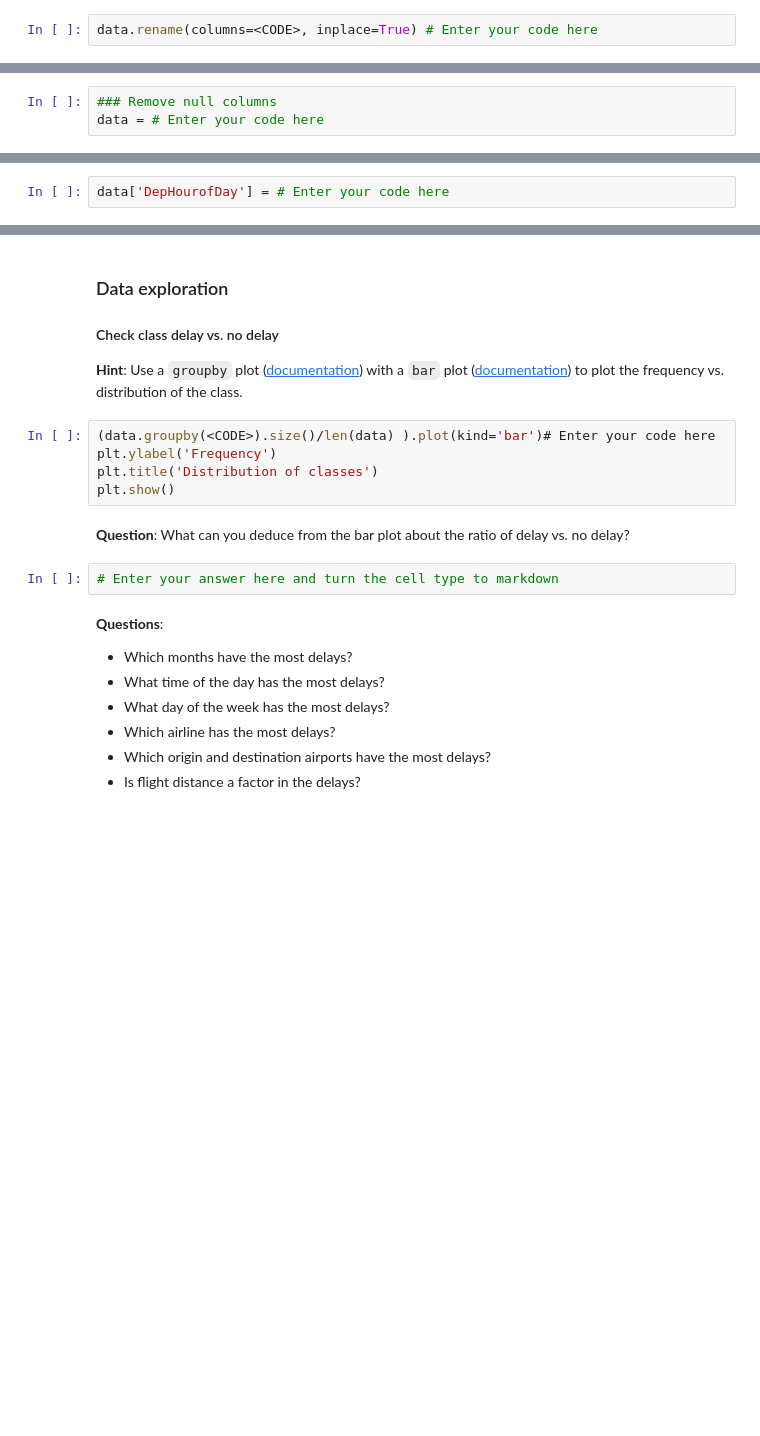
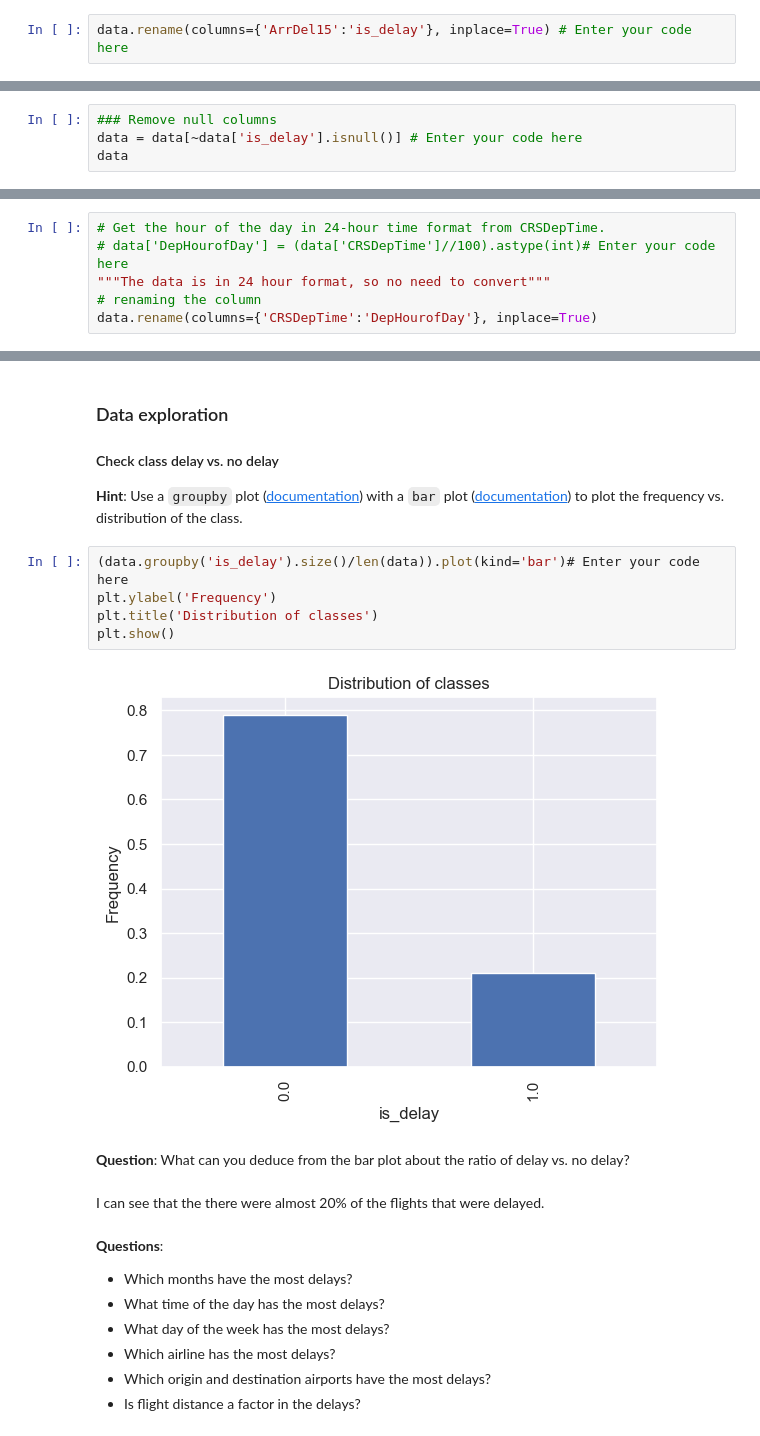
Before and after one commit to nilooy5/Flight-Delay-Prediction, a Jupyter notebook: flight_delay_prediction_onpremises.ipynb, the cells around one changed output, grey strips where cells are left out. Drawn from its saved outputs; the diff is of its cells as text; blank space fills up the shorter version.

Commit message:
plots generated

````diff
--- a/flight_delay_prediction_onpremises.ipynb
+++ b/flight_delay_prediction_onpremises.ipynb
@@ -503,7 +503,7 @@ For example:
 df.rename(columns={'col1':'column1'}, inplace=True)
 ```
 # %%
-data.rename(columns=<CODE>, inplace=True) # Enter your code here
+data.rename(columns={'ArrDel15':'is_delay'}, inplace=True) # Enter your code here
 # %% [markdown]
 Look for nulls across columns. You can use the `isnull()` function ([documentation](https://pandas.pydata.org/pandas-docs/version/0.17.0/generated/pandas.isnull.html)).
 
@@ -521,4 +540,5 @@ null_eg = df_eg[~df_eg['column_name'].isnull()]
 ```
 # %%
 ### Remove null columns
-data = # Enter your code here
+data = data[~data['is_delay'].isnull()] # Enter your code here
+data
@@ -525,4 +559,8 @@ data = # Enter your code here
 # %% [markdown]
 Get the hour of the day in 24-hour time format from CRSDepTime.
-# %%
-data['DepHourofDay'] = # Enter your code here
+# %%
+# Get the hour of the day in 24-hour time format from CRSDepTime.
+# data['DepHourofDay'] = (data['CRSDepTime']//100).astype(int)# Enter your code here
+"""The data is in 24 hour format, so no need to convert"""
+# renaming the column
+data.rename(columns={'CRSDepTime':'DepHourofDay'}, inplace=True)
@@ -537,14 +595,16 @@ data['DepHourofDay'] = # Enter your code here
 
 **Hint**: Use a `groupby` plot ([documentation](https://pandas.pydata.org/pandas-docs/stable/reference/api/pandas.DataFrame.groupby.html)) with a `bar` plot ([documentation](https://matplotlib.org/tutorials/introductory/pyplot.html)) to plot the frequency vs. distribution of the class.
 # %%
-(data.groupby(<CODE>).size()/len(data) ).plot(kind='bar')# Enter your code here
+(data.groupby('is_delay').size()/len(data)).plot(kind='bar')# Enter your code here
 plt.ylabel('Frequency')
 plt.title('Distribution of classes')
 plt.show()
+# %% [output]
+[figure, added]
 # %% [markdown]
 **Question**: What can you deduce from the bar plot about the ratio of delay vs. no delay?
-# %%
-# Enter your answer here and turn the cell type to markdown
+# %% [markdown]
+I can see that the there were almost 20% of the flights that were delayed.
 # %% [markdown]
 **Questions**:
 
````
Also changed, not shown: parts of 7 cells of this notebook.
